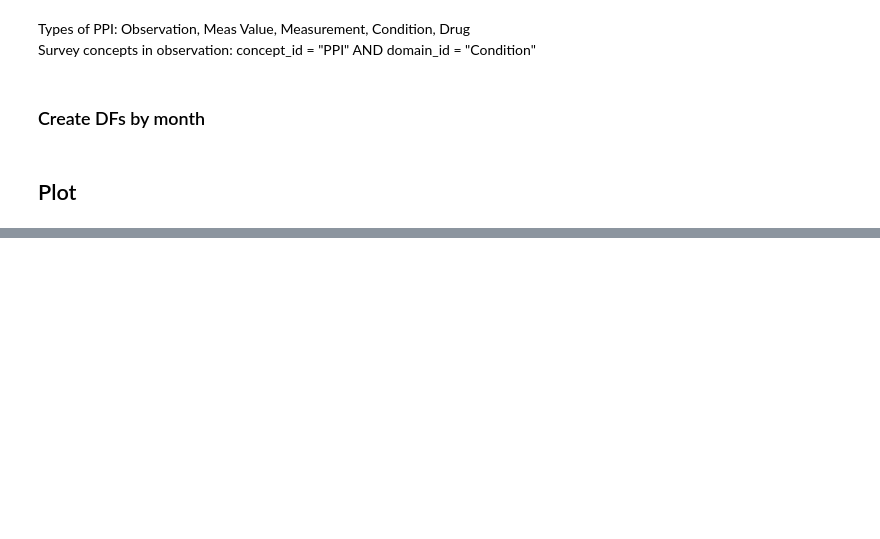
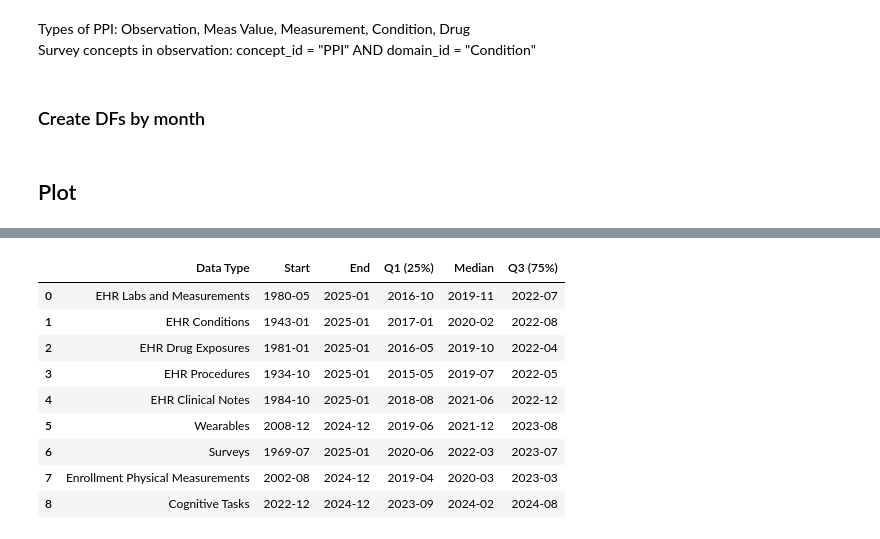
Before and after one commit to sbgoleva/Practical_considerations_in_all_of_us, a Jupyter notebook: Notebooks/01_data_availability_query_v9.ipynb, the cells around one changed output, grey strips where cells are left out. Cells and saved outputs as stored; diff of their text form; code cells hidden in the pictures; blank space fills up the shorter version.

```diff
--- a/Notebooks/01_data_availability_query_v9.ipynb
+++ b/Notebooks/01_data_availability_query_v9.ipynb
@@ -710,34 +591,45 @@ merged_months_df.write_csv('/home/jupyter/workspace/practical_considerations_buc
 # %%
 rows = []
 
 for col in columns_to_plot:
-    if col not in df_plot.columns:
+    if col not in df_raw.columns:
         continue
 
-    y = df_plot[col].fillna(0)
+    y = df_raw[col].fillna(0)
 
     if y.sum() == 0:
         continue
 
     percentile_dates = percentile_dates_from_monthly_counts(
-        df_plot,
+        df_raw,
         col,
         qs=(0.25, 0.50, 0.75)
     )
 
-    date_min = df_plot.index[y > 0].min().strftime("%Y-%m")
-    date_max = df_plot.index[y > 0].max().strftime("%Y-%m")
+    date_min = df_raw.index[y > 0].min().strftime("%Y-%m")
+    date_max = df_raw.index[y > 0].max().strftime("%Y-%m")
 
     rows.append({
         "Data Type":  pretty_names[col],
         "Start":      date_min,
         "End":        date_max,
         "Q1 (25%)":   percentile_dates[0.25].strftime("%Y-%m"),
         "Median":     percentile_dates[0.50].strftime("%Y-%m"),
         "Q3 (75%)":   percentile_dates[0.75].strftime("%Y-%m"),
     })
 
 summary_df = pd.DataFrame(rows)
+# %% [output]
+|  | Data Type | Start | End | Q1 (25%) | Median | Q3 (75%) |
+| 0 | EHR Labs and Measurements | 1980-05 | 2025-01 | 2016-10 | 2019-11 | 2022-07 |
+| 1 | EHR Conditions | 1943-01 | 2025-01 | 2017-01 | 2020-02 | 2022-08 |
+| 2 | EHR Drug Exposures | 1981-01 | 2025-01 | 2016-05 | 2019-10 | 2022-04 |
+| 3 | EHR Procedures | 1934-10 | 2025-01 | 2015-05 | 2019-07 | 2022-05 |
+| 4 | EHR Clinical Notes | 1984-10 | 2025-01 | 2018-08 | 2021-06 | 2022-12 |
+| 5 | Wearables | 2008-12 | 2024-12 | 2019-06 | 2021-12 | 2023-08 |
+| 6 | Surveys | 1969-07 | 2025-01 | 2020-06 | 2022-03 | 2023-07 |
+| 7 | Enrollment Physical Measurements | 2002-08 | 2024-12 | 2019-04 | 2020-03 | 2023-03 |
+| 8 | Cognitive Tasks | 2022-12 | 2024-12 | 2023-09 | 2024-02 | 2024-08 |
 # %%
 unique_persons_surveys_q = f"""
 SELECT COUNT(DISTINCT o.person_id) AS unique_person_count
```
Also changed, not shown: parts of 15 cells of this notebook.
